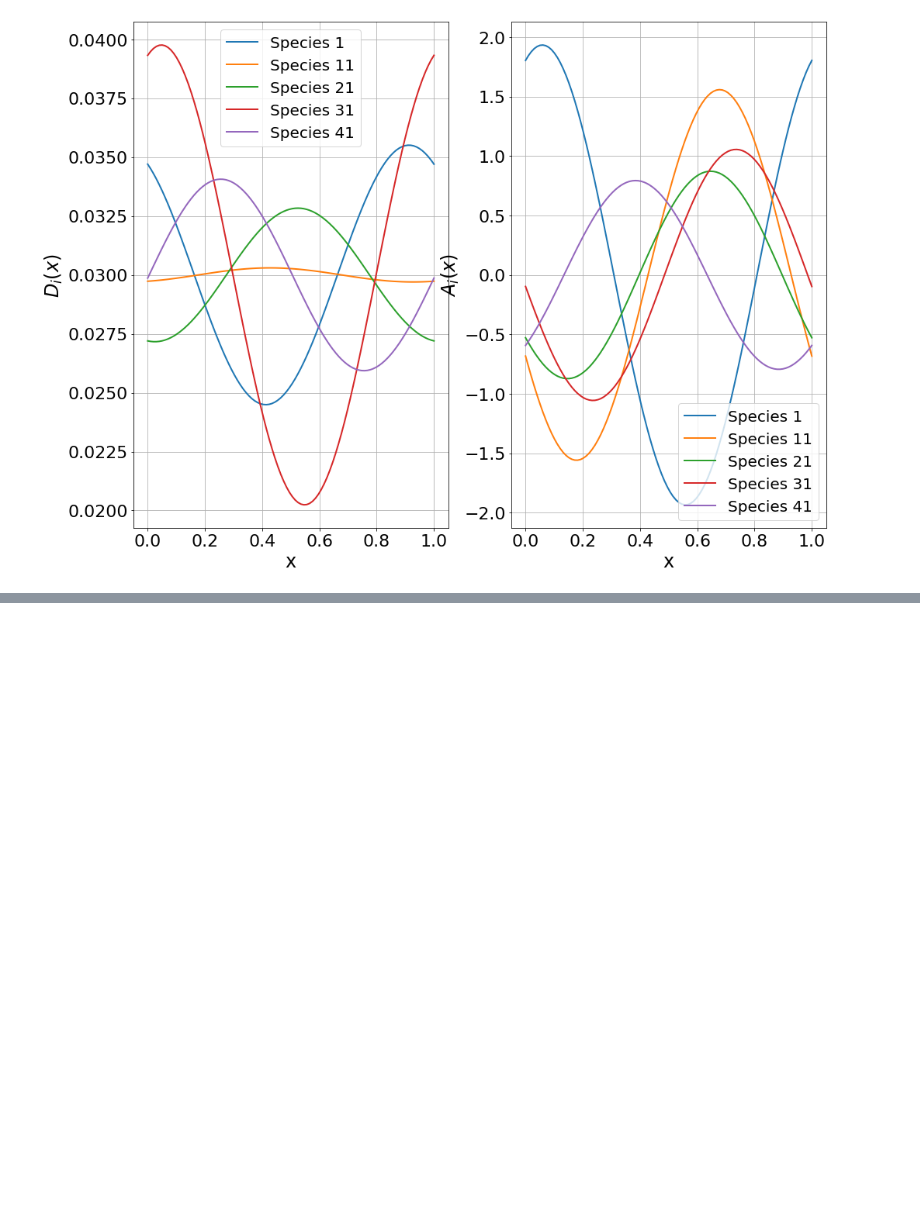
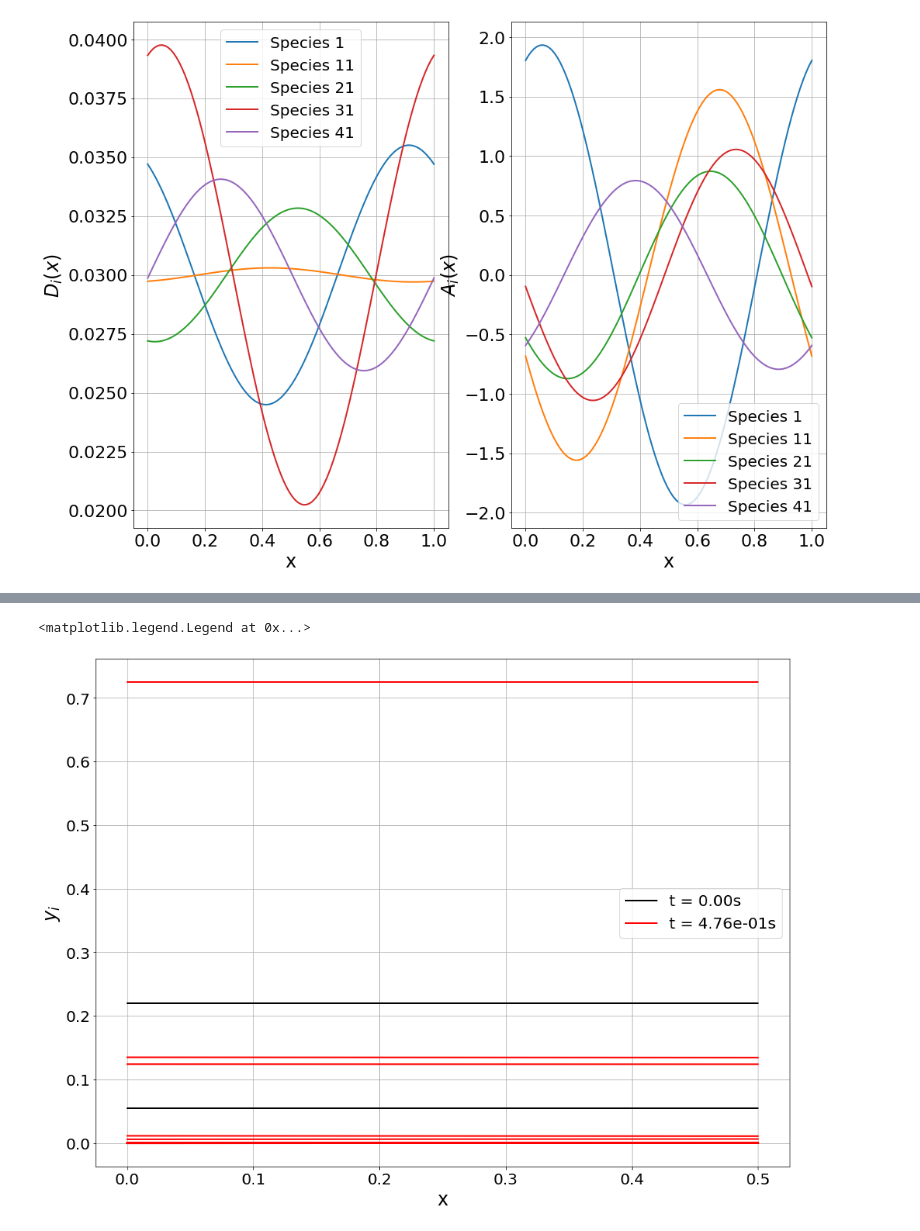
Before and after one commit to simoneventuri/ROMNet_, a Jupyter notebook: extra/PCA_ReactDiffAdvecEq/PCA_ReactDiffAdvecEq_Cantera.ipynb, the cells around one changed output, grey strips where cells are left out. Drawn from its saved outputs; the diff is of its cells as text; code cells hidden in the pictures; blank space fills up the shorter version.

```diff
--- a/extra/PCA_ReactDiffAdvecEq/PCA_ReactDiffAdvecEq_Cantera.ipynb
+++ b/extra/PCA_ReactDiffAdvecEq/PCA_ReactDiffAdvecEq_Cantera.ipynb
@@ -17,21 +17,21 @@ import cantera         as ct
 
 from scipy.integrate   import solve_ivp, ode
 # %%
-OutDir   = WORKSPACE_PATH + '/ROMNet/Data/ReactDiffAdvecEq/'
+OutDir   = WORKSPACE_PATH + '/ROMNet/Data/ReacEq/'
 FigDir   = OutDir + '/Figs/'
 
 T0       = 300.
 P0       = 10. * ct.one_atm
-T        = 1000.
+TTran    = 1000.
 
-nx       = 300    # number of collocation points
+nx       = 2     # number of collocation points
 Lx       = 1.0   # domain size
 
 IntegFlg = True
-tMin     = 1.e-6
+tMin     = 1.e-4
 tMax     = 5.e-1
-dt0      = 1.e-8
-tStratch = 1.05
+dt0      = 1.e-6
+tStratch = 1.1
 # %%
 try:
     os.makedirs(OutDir)
@@ -123,6 +127,7 @@ def ReacDiffAdvRHS_x(x, y):
 
     Y         = y.reshape(nx,ns-1)
     Y         = np.append(Y, np.zeros((nx,1)), axis=1)
+    Y[:,-1]   = 1. - np.sum(Y, axis=1)
 
     dYdt_Diff = np.zeros((nx,ns))
     Y_Adv     = np.zeros((nx,ns))
@@ -137,11 +142,11 @@ def ReacDiffAdvRHS_x(x, y):
         Diff       = (dYdt_Diff[iX+1,:] - dYdt_Diff[iX-1,:]) / (2.*dx)
         Advec      = (    Y_Adv[iX+1,:] -     Y_Adv[iX-1,:]) / (2.*dx)
 
-        gas.TDY    = T, rho0, Y[iX,:]
+        gas.TDY    = TTran, rho0, Y[iX,:]
         wdot       = gas.net_production_rates
         Reac       = wdot * gas.molecular_weights / rho0
 
-        dYdt[iX,:] = Diff[0:-1] + Advec[0:-1]# + Reac[0:-1]
+        dYdt[iX,:] = Reac[0:-1]# + Diff[0:-1] + Advec[0:-1]# +
 
     dydt = dYdt.flatten()
 
@@ -244,7 +249,7 @@ if (IntegFlg):
             yTemp[0:ns-1,ix] = y_next[it][ix*(ns-1):(ix+1)*(ns-1)]
         yTemp[ns-1,:] = 1.0 - np.sum(yTemp, axis=0)
         if (it == 0):
-            yMat = yTemp
+            yMat = yTemp+0
         else:
             yMat = np.concatenate((yMat,yTemp), axis=1)
 
@@ -256,5 +261,5 @@ else:
     DF   = pd.read_csv(OutDir+'/OrigData.csv')
     tVec = np.unique(DF['t'].to_numpy())
     yMat = DF[gas.species_names].to_numpy().T
-    Nt   = len(tVec)
+    Nt   = int(yMat.shape[1]/nx)
 # %% [output]
@@ -262,23 +283,26 @@ KeyboardInterrupt:
 # %%
 fig = plt.figure(figsize=(16, 12))
 
 jt = 0
 iS = 0
 plt.plot(x[0+iS*nx:nx+iS*nx], yMat[iS,0+jt*nx:nx+jt*nx],  'k-', label='t = '+'{:.2f}'.format(tVec[jt])+'s')
 for iS in range(1,ns-1):
     plt.plot(x[0+iS*nx:nx+iS*nx], yMat[iS,0+jt*nx:nx+jt*nx],  'k-')
 
 jt = Nt-1
 plt.plot(x[0+iS*nx:nx+iS*nx], yMat[iS,0+jt*nx:nx+jt*nx],  'r-', label='t = '+'{:.2e}'.format(tVec[jt])+'s')
 for iS in range(1,ns-1):
     plt.plot(x[0+iS*nx:nx+iS*nx], yMat[iS,0+jt*nx:nx+jt*nx],  'r-')
 
 plt.xlabel('x', fontsize=24)
-plt.ylabel(r'$\theta_i$', fontsize=24)
+plt.ylabel(r'$y_i$', fontsize=24)
 plt.xticks(fontsize=20)
 plt.yticks(fontsize=20)
 plt.grid()
 plt.legend(fontsize=20)
 
 #plt.savefig(FigDir+'/yEnd.png', dpi=900)
+# %% [output]
+<matplotlib.legend.Legend at 0x...>
+[figure, added]
 # %%
```
Also changed, not shown: parts of 22 cells of this notebook, 7 other files.
